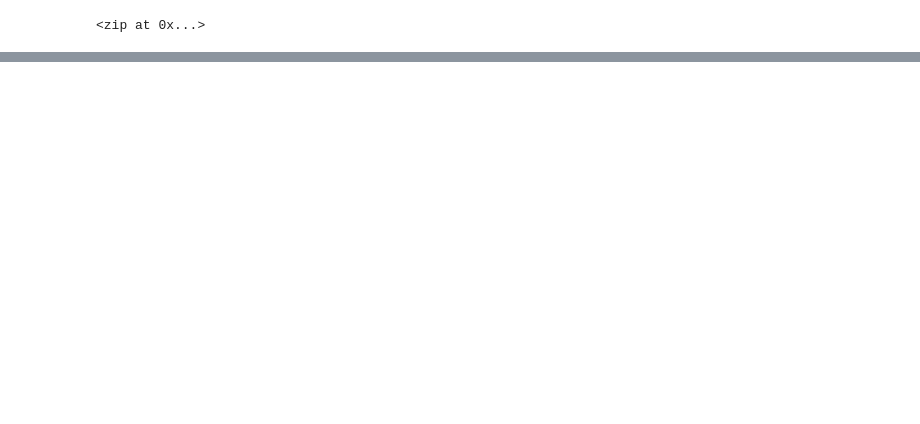
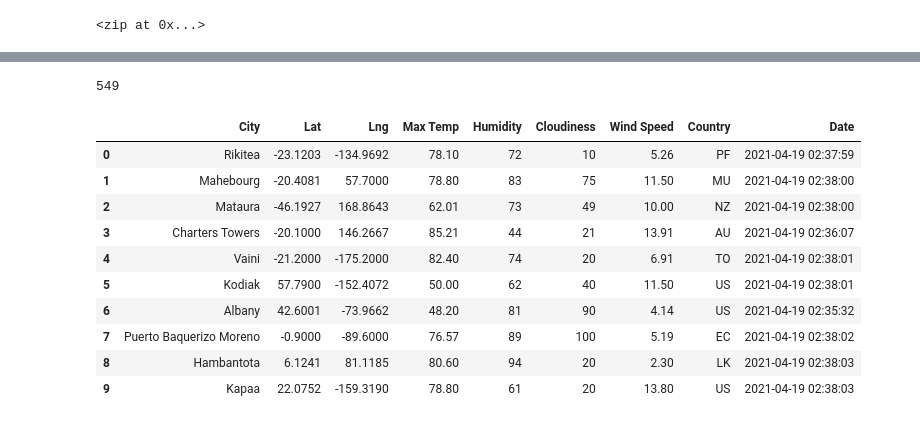
Before and after one commit to mgh731/World_Weather_Analysis, a Jupyter notebook: WeatherPy.ipynb, the cells around one changed output, grey strips where cells are left out. Drawn from its saved outputs; the diff is of its cells as text; code cells hidden in the pictures; blank space fills up the shorter version.

```diff
--- a/WeatherPy.ipynb
+++ b/WeatherPy.ipynb
@@ -31,0 +37,3 @@ len(cities)
+# %%
+# Starting URL for Weather Map API Call.
+city_url = "http://api.openweathermap.org/data/2.5/weather?units=Imperial&APPID=" + weather_api_key
@@ -31,0 +119,20 @@ len(cities)
+# %%
+len(city_data)
+# %% [output]
+549
+# %%
+# Convert the array of dictionaries to a Pandas DataFrame.
+city_data_df = pd.DataFrame(city_data)
+city_data_df.head(10)
+# %% [output]
+|  | City | Lat | Lng | Max Temp | Humidity | Cloudiness | Wind Speed | Country | Date |
+| 0 | Rikitea | -23.1203 | -134.9692 | 78.10 | 72 | 10 | 5.26 | PF | 2021-04-19 02:37:59 |
+| 1 | Mahebourg | -20.4081 | 57.7000 | 78.80 | 83 | 75 | 11.50 | MU | 2021-04-19 02:38:00 |
+| 2 | Mataura | -46.1927 | 168.8643 | 62.01 | 73 | 49 | 10.00 | NZ | 2021-04-19 02:38:00 |
+| 3 | Charters Towers | -20.1000 | 146.2667 | 85.21 | 44 | 21 | 13.91 | AU | 2021-04-19 02:36:07 |
+| 4 | Vaini | -21.2000 | -175.2000 | 82.40 | 74 | 20 | 6.91 | TO | 2021-04-19 02:38:01 |
+| 5 | Kodiak | 57.7900 | -152.4072 | 50.00 | 62 | 40 | 11.50 | US | 2021-04-19 02:38:01 |
+| 6 | Albany | 42.6001 | -73.9662 | 48.20 | 81 | 90 | 4.14 | US | 2021-04-19 02:35:32 |
+| 7 | Puerto Baquerizo Moreno | -0.9000 | -89.6000 | 76.57 | 89 | 100 | 5.19 | EC | 2021-04-19 02:38:02 |
+| 8 | Hambantota | 6.1241 | 81.1185 | 80.60 | 94 | 20 | 2.30 | LK | 2021-04-19 02:38:03 |
+| 9 | Kapaa | 22.0752 | -159.3190 | 78.80 | 61 | 20 | 13.80 | US | 2021-04-19 02:38:03 |
```
Also changed, not shown: parts of 5 cells of this notebook, 3 other files.
